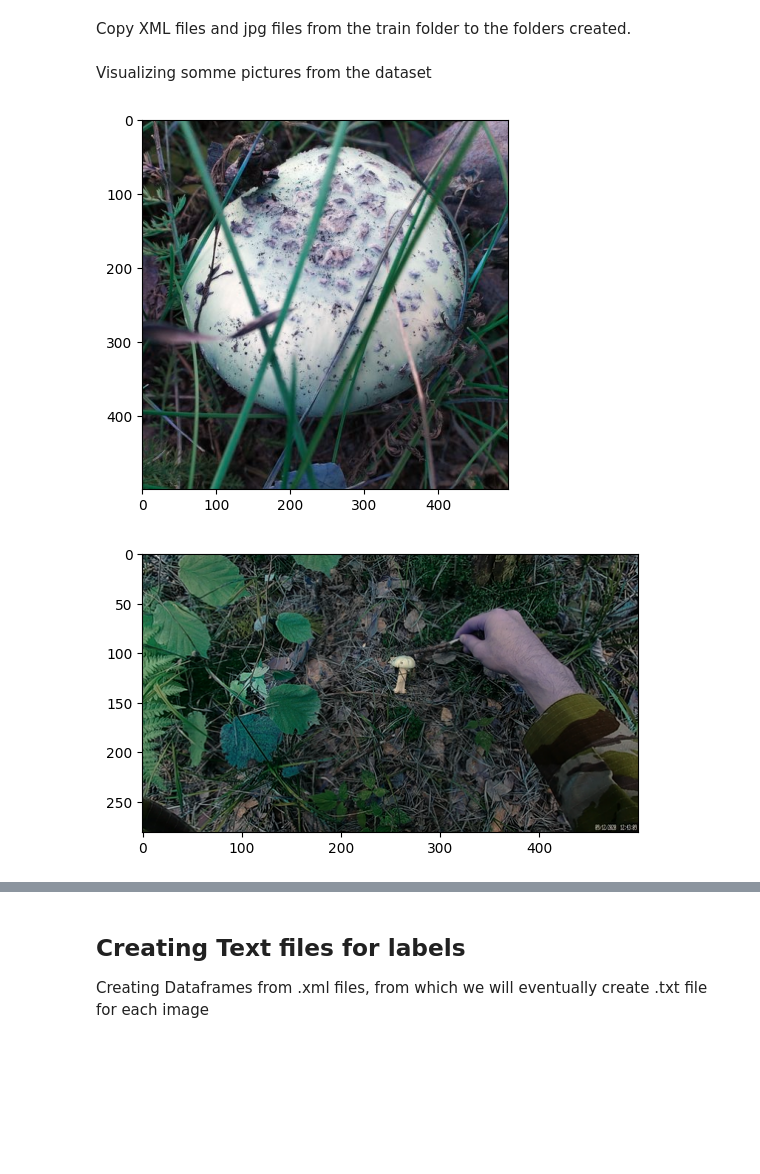
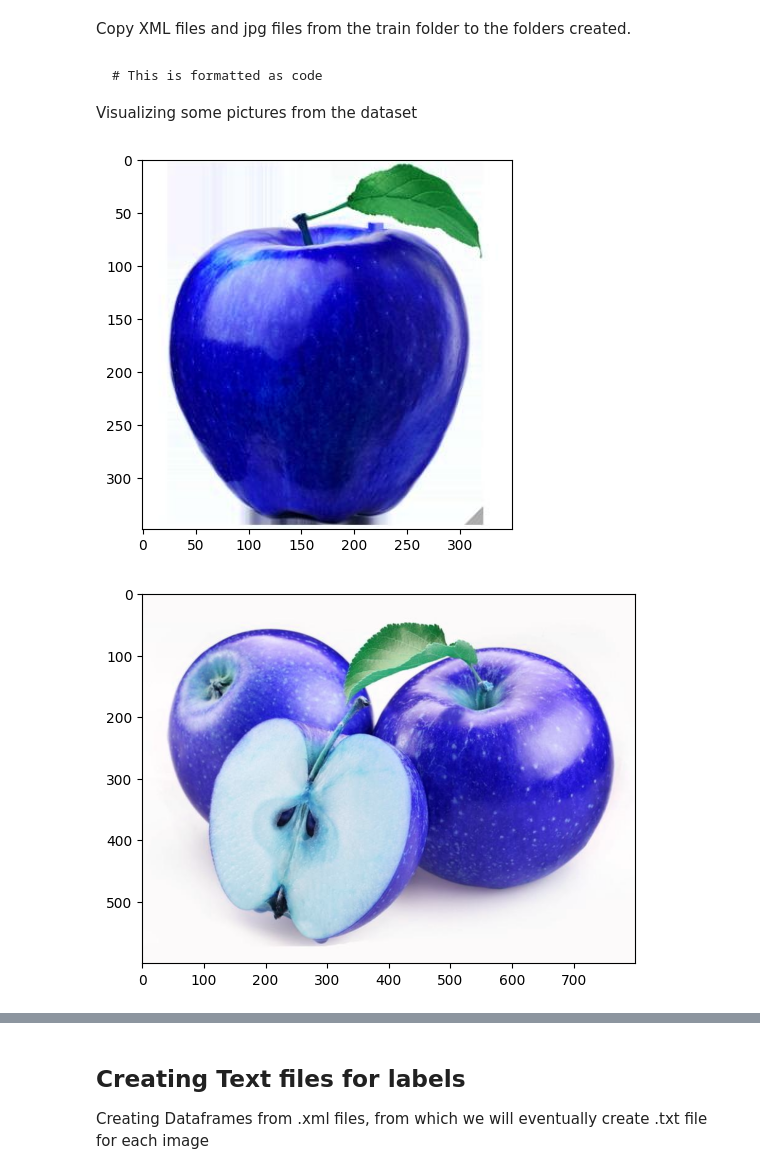
Before and after one commit to 4cekay/B101-Group2-CV-Project, a Jupyter notebook: ComputerVisionProject.ipynb, the cells around one changed output, grey strips where cells are left out. Saved outputs shown, nothing was run; the diff lists cells and outputs as text; code cells hidden in the pictures; blank space fills up the shorter version.

````diff
--- a/ComputerVisionProject.ipynb
+++ b/ComputerVisionProject.ipynb
@@ -73,8 +73,8 @@ For preprocessing:
 # %% [markdown]
 Defining paths to train and test folders.
 # %%
-test_dir = '/content/drive/MyDrive/mushroomsDataset/test'
-train_dir = '/content/drive/MyDrive/mushroomsDataset/train'
+test_dir = '/content/drive/MyDrive/iat bsc reqs/iat360/tutorials/week-6/fruits/test_zip/test'
+train_dir = '/content/drive/MyDrive/iat bsc reqs/iat360/tutorials/week-6/fruits/train_zip/train'
 # %% [markdown]
 
 
@@ -99,7 +99,7 @@ os.makedirs('/content/drive/MyDrive/Tutorials/Datasets/FRUIT DATA/Final_data/lab
 # %%
 #set the paths to labels and images directory
-label_dir= "/content/drive/MyDrive/Tutorials/Datasets/FRUIT DATA/Final_data/labels"
-image_dir="/content/drive/MyDrive/Tutorials/Datasets/FRUIT DATA/Final_data/images"
+label_dir= "/content/drive/MyDrive/iat bsc reqs/iat360/tutorials/week-6/FRUIT DATA/Final_data/labels"
+image_dir="/content/drive/MyDrive/iat bsc reqs/iat360/tutorials/week-6/FRUIT DATA/Final_data/images"
 # %% [markdown]
 Copy XML files and jpg files from the train folder to the folders created.
 # %%
@@ -126,17 +126,23 @@ for file in os.listdir(test_dir):
         new_filename = os.path.splitext(file)[0] + ".jpg"
         image.save(os.path.join(image_dir,"val", new_filename), "JPEG")
         #shutil.copy(os.path.join(test_dir, file), os.path.join(image_dir, "val"))
-# %% [markdown]
-Visualizing somme pictures from the dataset
+# %% [markdown]
+
+
+```
+# This is formatted as code
+```
+
+Visualizing some pictures from the dataset
 # %%
 #visualize first four sample images from train data
-for idx, image in enumerate(os.listdir(os.path.join(train_dir, "Amanita citrina"))):
-    img = cv2.imread(os.path.join(train_dir,"Amanita citrina", image), 1)
+for idx, image in enumerate(os.listdir(os.path.join(image_dir, "train"))):
+    img = cv2.imread(os.path.join(image_dir,"train", image), 1)
     plt.imshow(img)
     plt.show()
 
     if idx == 3:
         break
 # %% [output]
-[figure, old version]
+[figure, new version]
-[figure, old version]
+[figure, new version]
````
Also changed, not shown: parts of 27 cells of this notebook.
